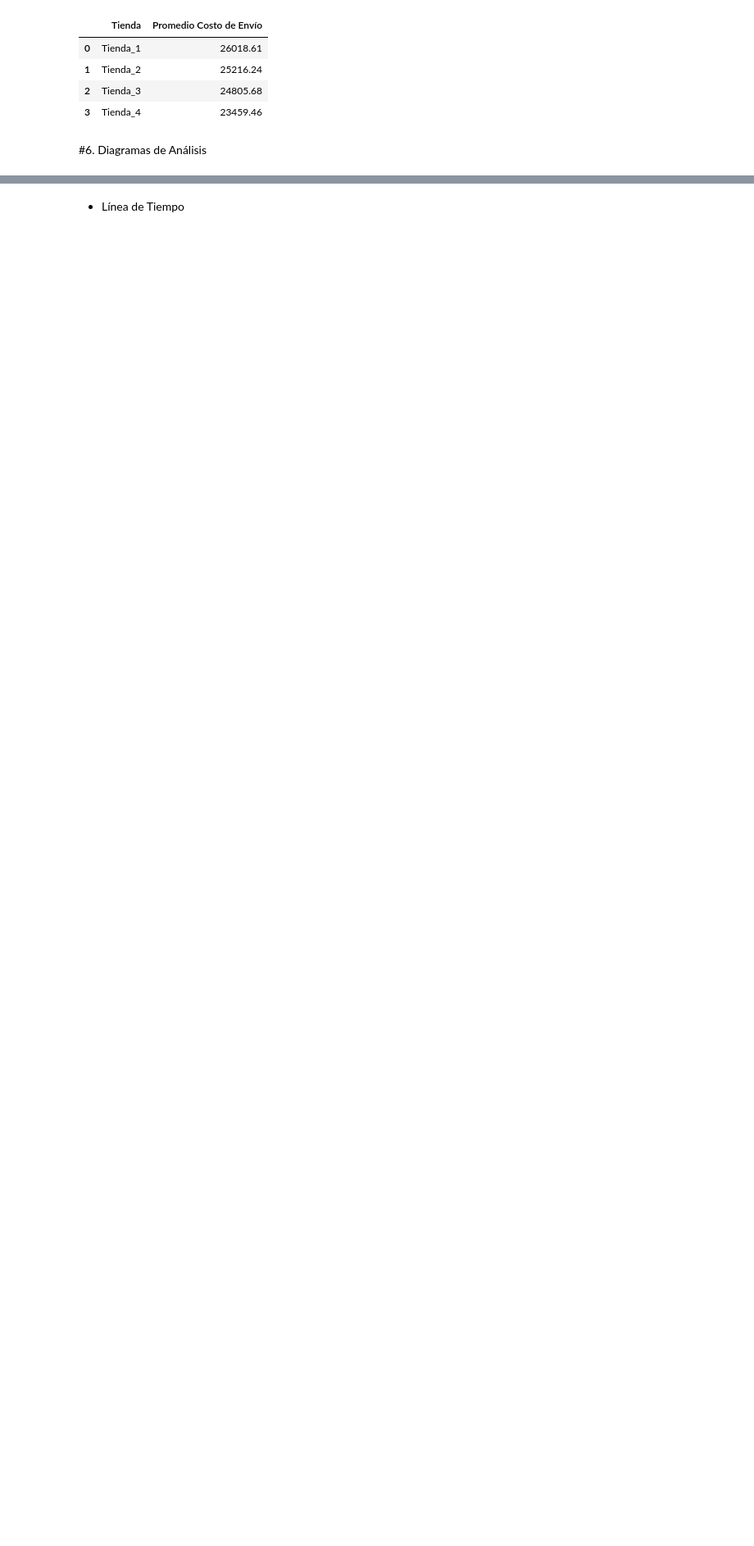
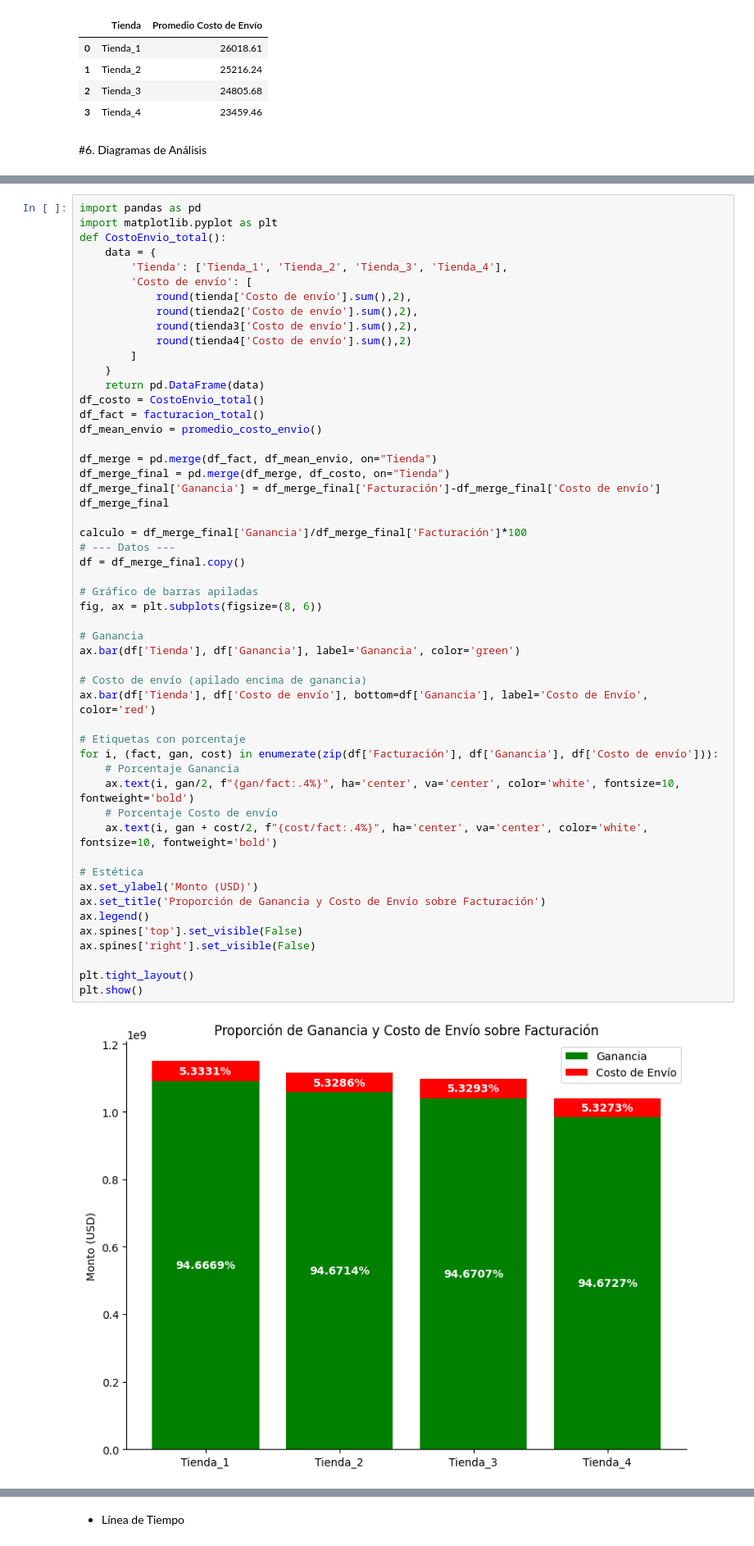
Before and after one commit to Joacco11/AluraStore, a Jupyter notebook: AluraStoreLatam.ipynb, the cells around one changed output, grey strips where cells are left out. Shown at 82% size. Saved outputs shown, nothing was run; the diff lists cells and outputs as text; blank space fills up the shorter version.

```diff
--- a/AluraStoreLatam.ipynb
+++ b/AluraStoreLatam.ipynb
@@ -176,0 +184,54 @@ promedio_costo_envio()
+# %%
+import pandas as pd
+import matplotlib.pyplot as plt
+def CostoEnvio_total():
+    data = {
+        'Tienda': ['Tienda_1', 'Tienda_2', 'Tienda_3', 'Tienda_4'],
+        'Costo de envío': [
+            round(tienda['Costo de envío'].sum(),2),
+            round(tienda2['Costo de envío'].sum(),2),
+            round(tienda3['Costo de envío'].sum(),2),
+            round(tienda4['Costo de envío'].sum(),2)
+        ]
+    }
+    return pd.DataFrame(data)
+df_costo = CostoEnvio_total()
+df_fact = facturacion_total()
+df_mean_envio = promedio_costo_envio()
+
+df_merge = pd.merge(df_fact, df_mean_envio, on="Tienda")
+df_merge_final = pd.merge(df_merge, df_costo, on="Tienda")
+df_merge_final['Ganancia'] = df_merge_final['Facturación']-df_merge_final['Costo de envío']
+df_merge_final
+
+calculo = df_merge_final['Ganancia']/df_merge_final['Facturación']*100
+# --- Datos ---
+df = df_merge_final.copy()
+
+# Gráfico de barras apiladas
+fig, ax = plt.subplots(figsize=(8, 6))
+
+# Ganancia
+ax.bar(df['Tienda'], df['Ganancia'], label='Ganancia', color='green')
+
+# Costo de envío (apilado encima de ganancia)
+ax.bar(df['Tienda'], df['Costo de envío'], bottom=df['Ganancia'], label='Costo de Envío', color='red')
+
+# Etiquetas con porcentaje
+for i, (fact, gan, cost) in enumerate(zip(df['Facturación'], df['Ganancia'], df['Costo de envío'])):
+    # Porcentaje Ganancia
+    ax.text(i, gan/2, f"{gan/fact:.4%}", ha='center', va='center', color='white', fontsize=10, fontweight='bold')
+    # Porcentaje Costo de envío
+    ax.text(i, gan + cost/2, f"{cost/fact:.4%}", ha='center', va='center', color='white', fontsize=10, fontweight='bold')
+
+# Estética
+ax.set_ylabel('Monto (USD)')
+ax.set_title('Proporción de Ganancia y Costo de Envío sobre Facturación')
+ax.legend()
+ax.spines['top'].set_visible(False)
+ax.spines['right'].set_visible(False)
+
+plt.tight_layout()
+plt.show()
+# %% [output]
+[figure, added]
```
Also changed, not shown: parts of 5 cells of this notebook.
